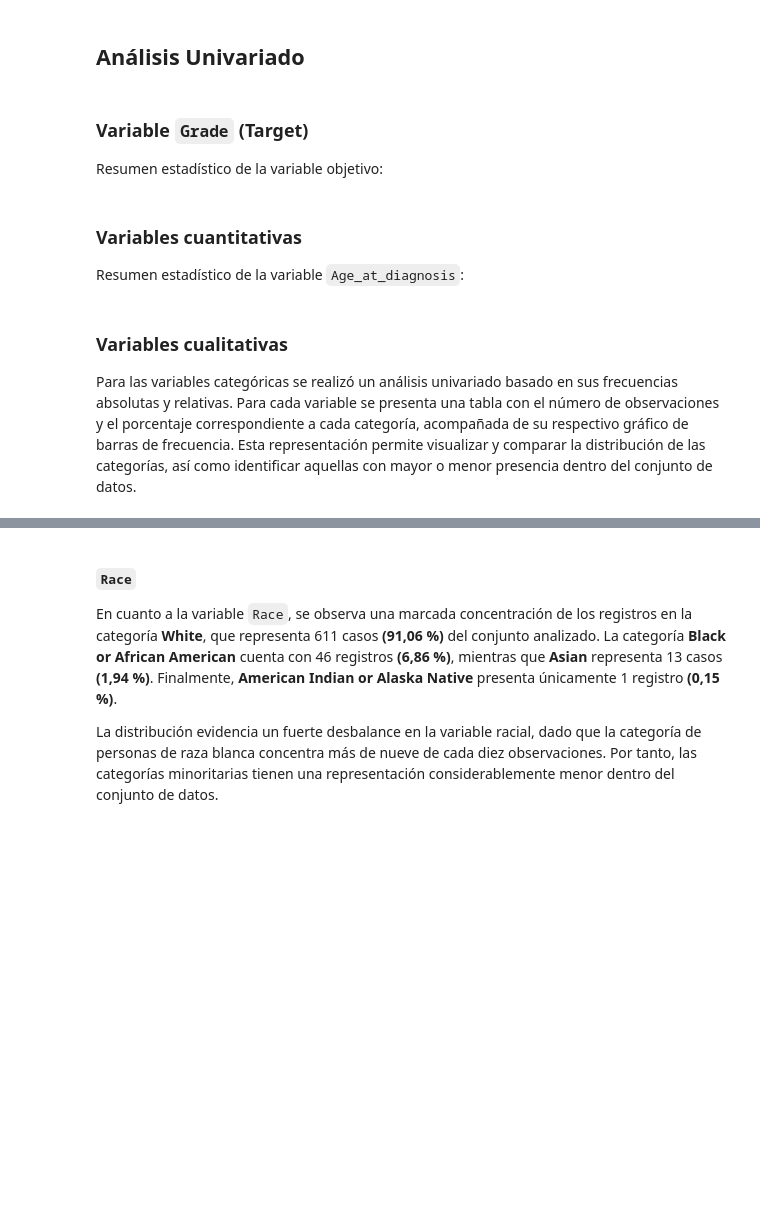
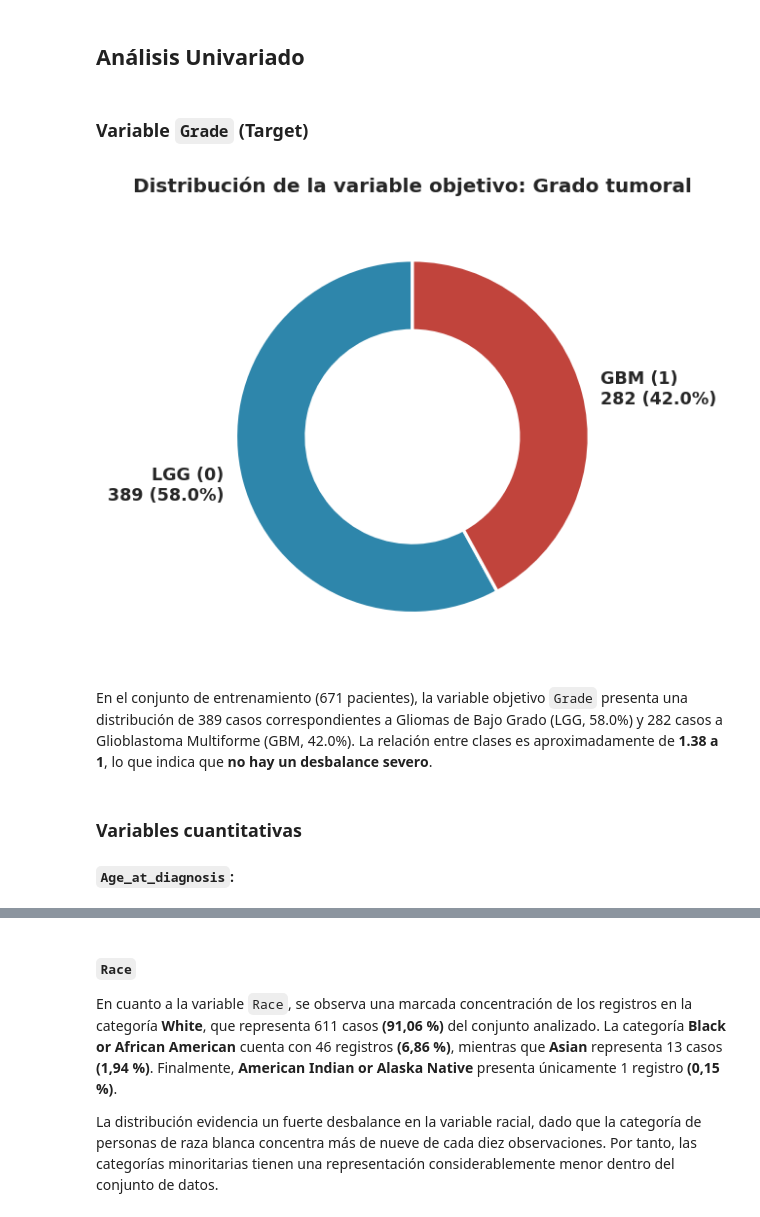
Before and after one commit to Alej0126/Jbook_dataviz, a Jupyter notebook: docs/_build/jupyter_execute/notebooks.ipynb, the cells around one changed output, grey strips where cells are left out. Drawn from its saved outputs; the diff is of its cells as text; code cells hidden in the pictures; blank space fills up the shorter version.

```diff
--- a/docs/_build/jupyter_execute/notebooks.ipynb
+++ b/docs/_build/jupyter_execute/notebooks.ipynb
@@ -269,13 +252,42 @@ Para asegurar una evaluación rigurosa del modelo y prevenir la fuga de datos, e
 ## Análisis Univariado
 # %% [markdown]
 ### Variable `Grade` (Target)
-
-Resumen estadístico de la variable objetivo:
+# %%
+fig, ax = plt.subplots(figsize=(5.5, 4.5))
+
+conteo = y_train.value_counts()
+proporcion = (conteo / conteo.sum()) * 100
+
+labels = [
+    f"LGG (0)\n{conteo[0]} ({proporcion[0]:.1f}%)",
+    f"GBM (1)\n{conteo[1]} ({proporcion[1]:.1f}%)",
+]
+
+wedges, texts = ax.pie(
+    conteo.values,
+    labels=labels,
+    colors=[PALETTE_GRADE[0], PALETTE_GRADE[1]],
+    startangle=90,
+    wedgeprops=dict(
+        width=0.4, edgecolor="white", linewidth=2
+    ),
+    textprops=dict(fontsize=10.5, fontweight="bold"),
+)
+
+ax.set_title(
+    "Distribución de la variable objetivo: Grado tumoral",
+    pad=15,
+    fontsize=12,
+    fontweight="bold",
+)
+
+plt.tight_layout()
+plt.show()
+# %% [output]
+[figure, added]
+# %% [markdown]
+En el conjunto de entrenamiento (671 pacientes), la variable objetivo `Grade` presenta una distribución de 389 casos correspondientes a Gliomas de Bajo Grado (LGG, 58.0%) y 282 casos a Glioblastoma Multiforme (GBM, 42.0%). La relación entre clases es aproximadamente de **1.38 a 1**, lo que indica que **no hay un desbalance severo**.
 # %% [markdown]
 ### Variables cuantitativas
 
-Resumen estadístico de la variable `Age_at_diagnosis`:
+#### `Age_at_diagnosis`:
-# %% [markdown]
-### Variables cualitativas
-
-Para las variables categóricas se realizó un análisis univariado basado en sus frecuencias absolutas y relativas. Para cada variable se presenta una tabla con el número de observaciones y el porcentaje correspondiente a cada categoría, acompañada de su respectivo gráfico de barras de frecuencia. Esta representación permite visualizar y comparar la distribución de las categorías, así como identificar aquellas con mayor o menor presencia dentro del conjunto de datos.
```
Also changed, not shown: parts of 28 cells of this notebook, 22 other files.
